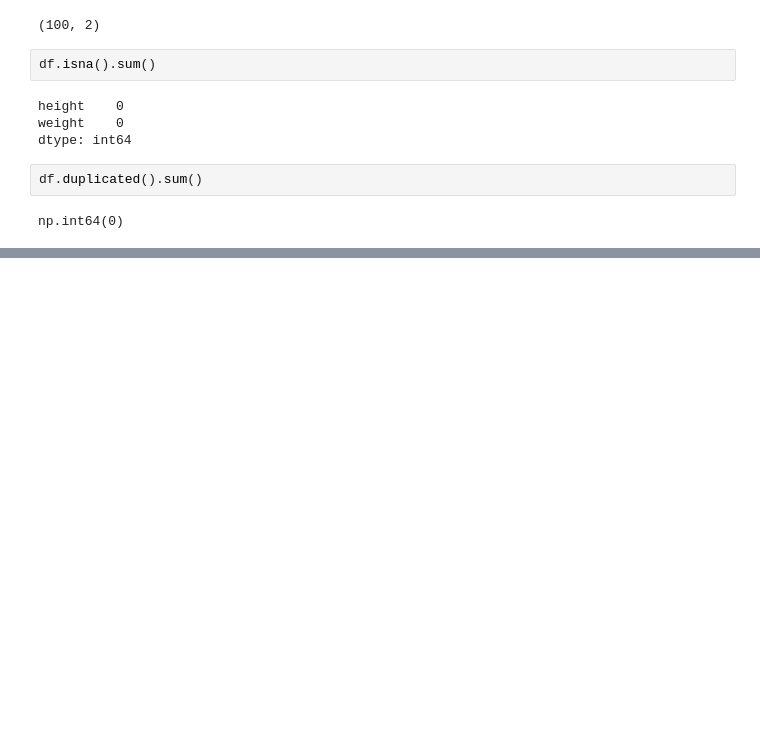
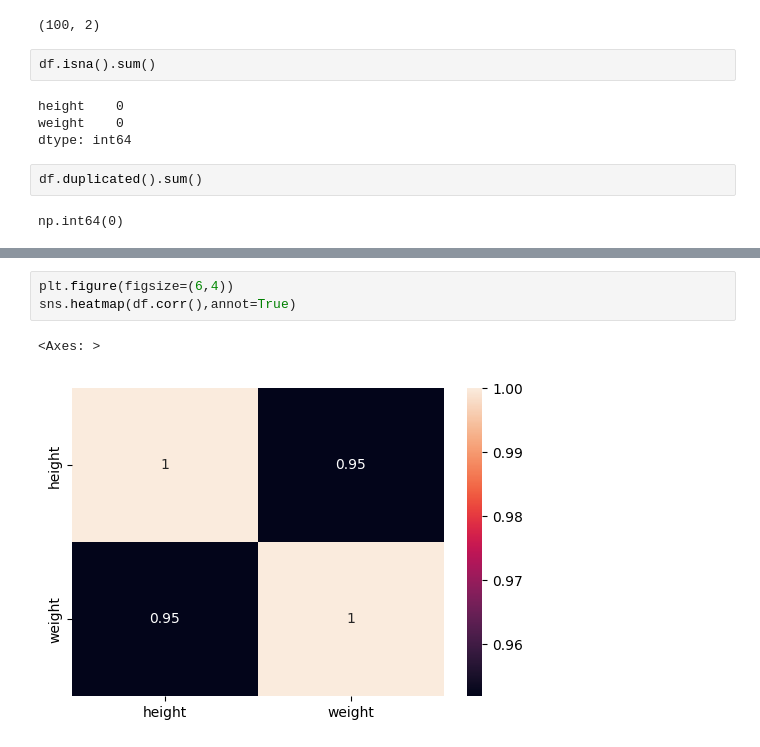
Before and after one commit to md-mojammel4761/Deployment, a Jupyter notebook: Flask/linear_model.ipynb, the cells around one changed output, grey strips where cells are left out. Saved outputs shown, nothing was run; the diff lists cells and outputs as text; blank space fills up the shorter version.

```diff
--- a/Flask/linear_model.ipynb
+++ b/Flask/linear_model.ipynb
@@ -67,0 +83,6 @@ np.int64(0)
+# %%
+plt.figure(figsize=(6,4))
+sns.heatmap(df.corr(),annot=True)
+# %% [output]
+<Axes: >
+[figure, added]
```
Also changed, not shown: parts of 2 cells of this notebook.
